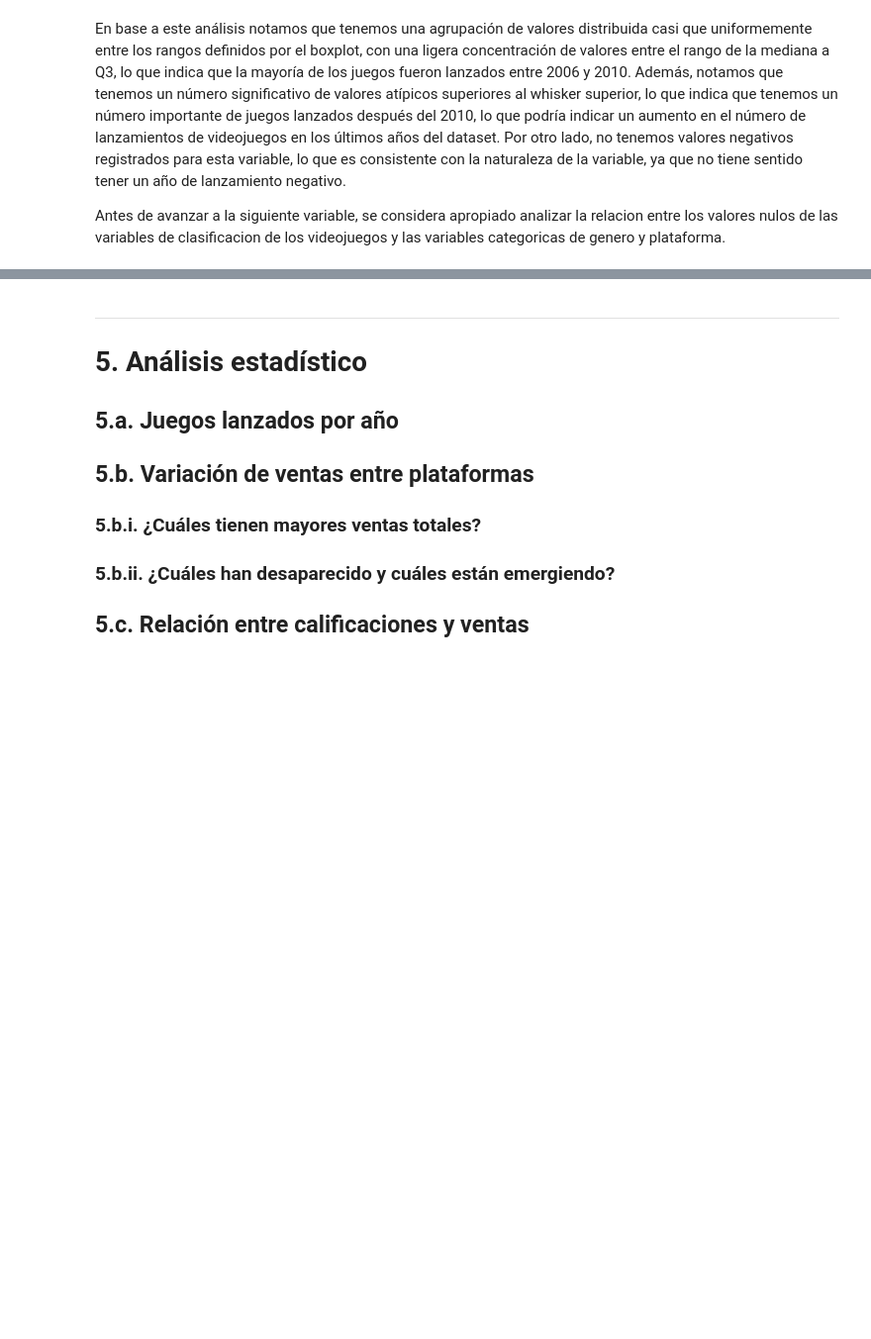
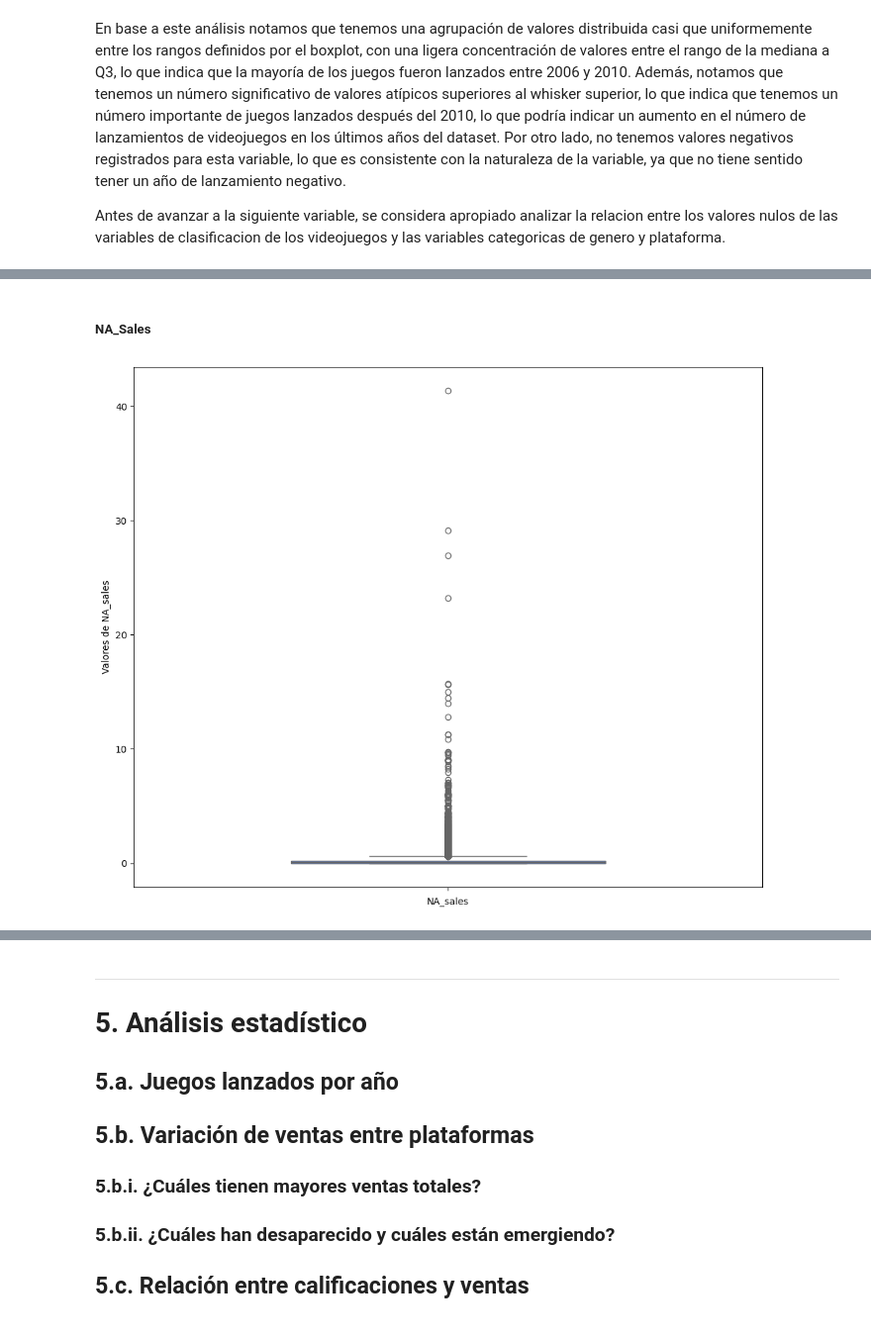
Before and after one commit to Volv1t3/MidtermDataAnalysisProject, a Jupyter notebook: src/python/notebooks/Proyecto_Fin_Semestre_Arellano.ipynb, the cells around one changed output, grey strips where cells are left out. Shown at 99% size. Drawn from its saved outputs; the diff is of its cells as text; code cells hidden in the pictures; blank space fills up the shorter version.

```diff
--- a/src/python/notebooks/Proyecto_Fin_Semestre_Arellano.ipynb
+++ b/src/python/notebooks/Proyecto_Fin_Semestre_Arellano.ipynb
@@ -678,0 +736,18 @@ crear_barchart_storytelling(
+# %% [markdown]
+##### NA_Sales
+# %%
+#? 1. Boxplot de NA_Sales
+fig, ax = plt.subplots(figsize=(12, 10))
+sns.boxplot(data=data_as_is, y='NA_sales', ax=ax, width=.50)
+
+stats = data_as_is['NA_sales'].describe()
+q1_na, median_na, q3_na = stats['25%'], stats['50%'], stats['75%']
+mean_na = stats['mean']
+whisker_low_na = data_as_is['NA_sales'][data_as_is['NA_sales'] >= q1_na - 1.5 * (q3_na - q1_na)].min()
+whisker_high_na = data_as_is['NA_sales'][data_as_is['NA_sales'] <= q3_na + 1.5 * (q3_na - q1_na)].max()
+
+ax.set_ylabel("Valores de NA_sales")
+ax.set_xlabel("NA_sales")
+plt.show()
+# %% [output]
+[figure, added]
```
Also changed, not shown: parts of 78 cells of this notebook, 1 other file.
